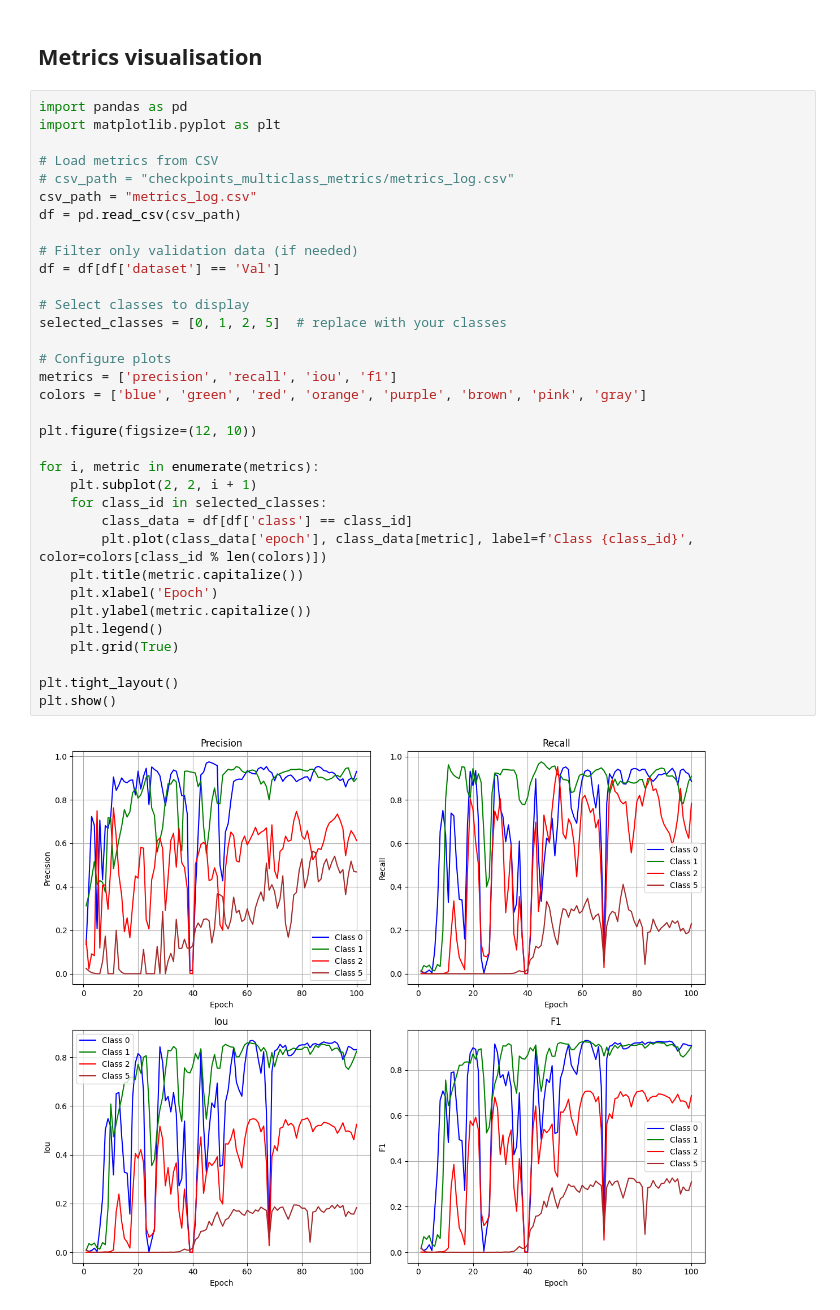
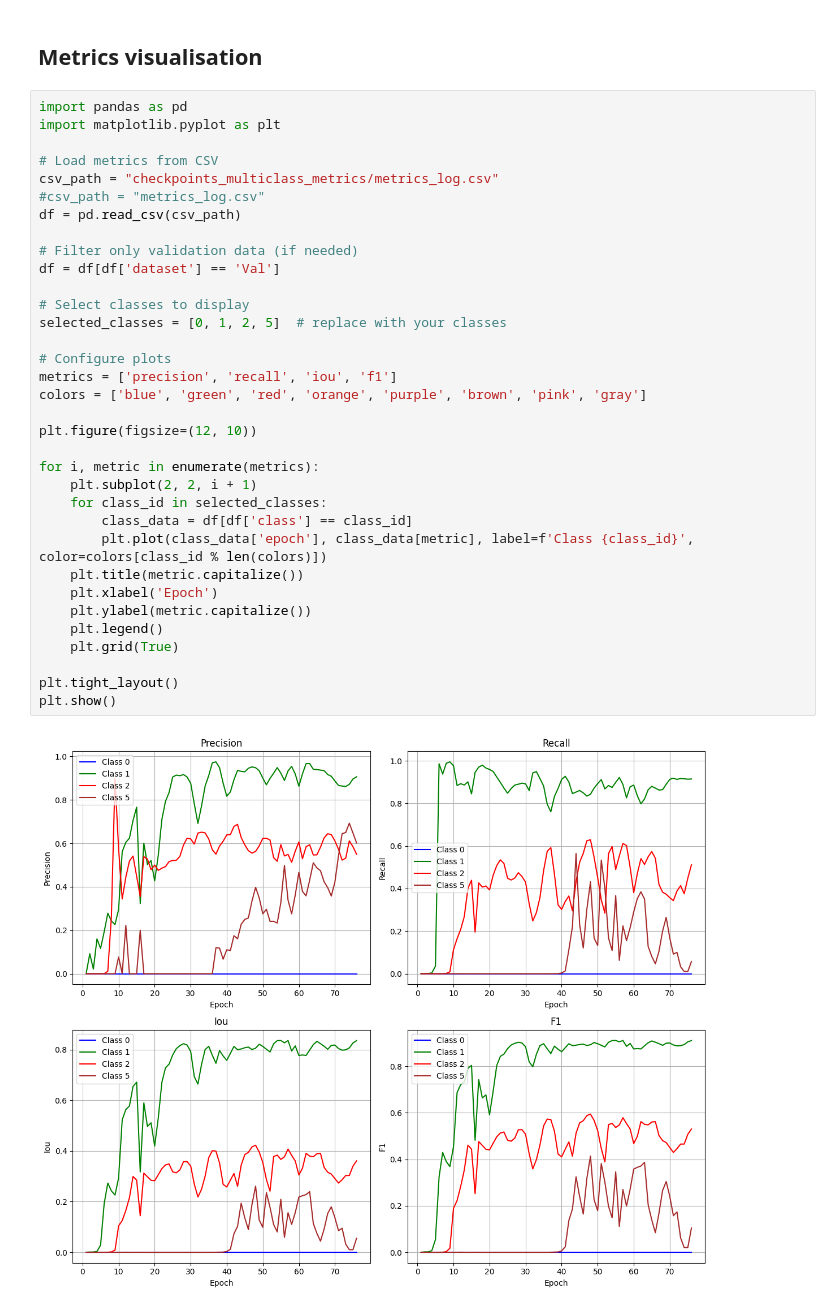
Before and after one commit to AlexeyKozhakin/lidar-visual-interface, a Jupyter notebook: training/notebook/visual_lidar_code_training_model.ipynb, the cells around one changed output. Saved outputs shown, nothing was run; the diff lists cells and outputs as text.

```diff
--- a/training/notebook/visual_lidar_code_training_model.ipynb
+++ b/training/notebook/visual_lidar_code_training_model.ipynb
@@ -417,34 +429,34 @@ import pandas as pd
 import matplotlib.pyplot as plt
 
 # Load metrics from CSV
-# csv_path = "checkpoints_multiclass_metrics/metrics_log.csv"
-csv_path = "metrics_log.csv"
+csv_path = "checkpoints_multiclass_metrics/metrics_log.csv"
+#csv_path = "metrics_log.csv"
 df = pd.read_csv(csv_path)
 
 # Filter only validation data (if needed)
 df = df[df['dataset'] == 'Val']
 
 # Select classes to display
 selected_classes = [0, 1, 2, 5]  # replace with your classes
 
 # Configure plots
 metrics = ['precision', 'recall', 'iou', 'f1']
 colors = ['blue', 'green', 'red', 'orange', 'purple', 'brown', 'pink', 'gray']
 
 plt.figure(figsize=(12, 10))
 
 for i, metric in enumerate(metrics):
     plt.subplot(2, 2, i + 1)
     for class_id in selected_classes:
         class_data = df[df['class'] == class_id]
         plt.plot(class_data['epoch'], class_data[metric], label=f'Class {class_id}', color=colors[class_id % len(colors)])
     plt.title(metric.capitalize())
     plt.xlabel('Epoch')
     plt.ylabel(metric.capitalize())
     plt.legend()
     plt.grid(True)
 
 plt.tight_layout()
 plt.show()
 # %% [output]
-[figure, old version]
+[figure, new version]
```
Also changed, not shown: parts of 6 cells of this notebook, 2 other files.
